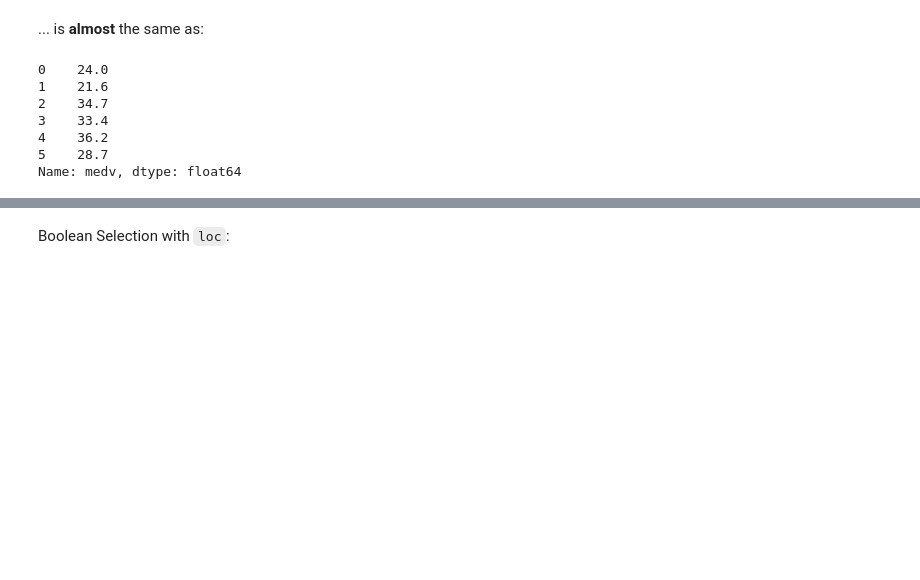
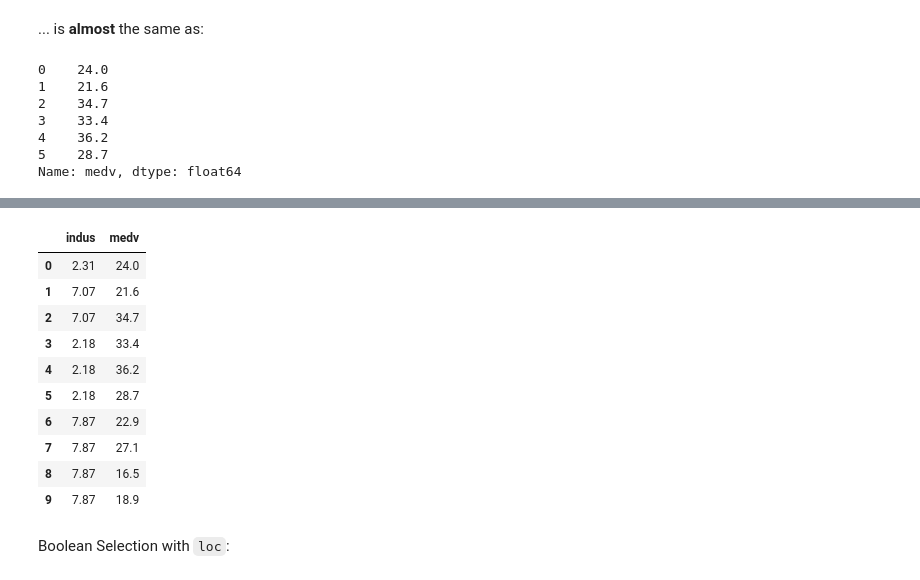
Before and after one commit to datakolektiv/dss03python2023, a Jupyter notebook: session02/dss03_py_session02.ipynb, the cells around one changed output, grey strips where cells are left out. Saved outputs shown, nothing was run; the diff lists cells and outputs as text; code cells hidden in the pictures; blank space fills up the shorter version.

```diff
--- a/session02/dss03_py_session02.ipynb
+++ b/session02/dss03_py_session02.ipynb
@@ -502,3 +533,17 @@ Name: medv, dtype: float64
+# %%
+data_set[['indus', 'medv']][0:10]
+# %% [output]
+|  | indus | medv |
+| 0 | 2.31 | 24.0 |
+| 1 | 7.07 | 21.6 |
+| 2 | 7.07 | 34.7 |
+| 3 | 2.18 | 33.4 |
+| 4 | 2.18 | 36.2 |
+| 5 | 2.18 | 28.7 |
+| 6 | 7.87 | 22.9 |
+| 7 | 7.87 | 27.1 |
+| 8 | 7.87 | 16.5 |
+| 9 | 7.87 | 18.9 |
 # %% [markdown]
 Boolean Selection with `loc`:
 # %%
```
Also changed, not shown: parts of 9 cells of this notebook, 2 other files.
